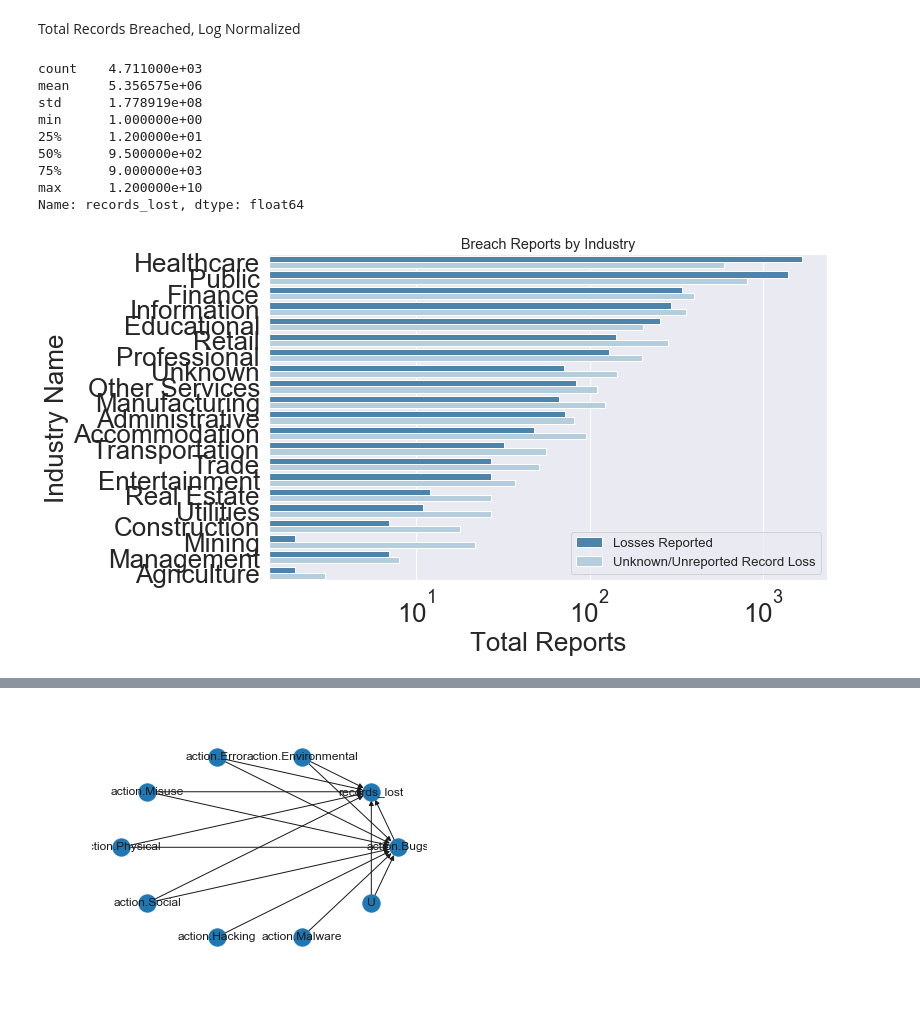
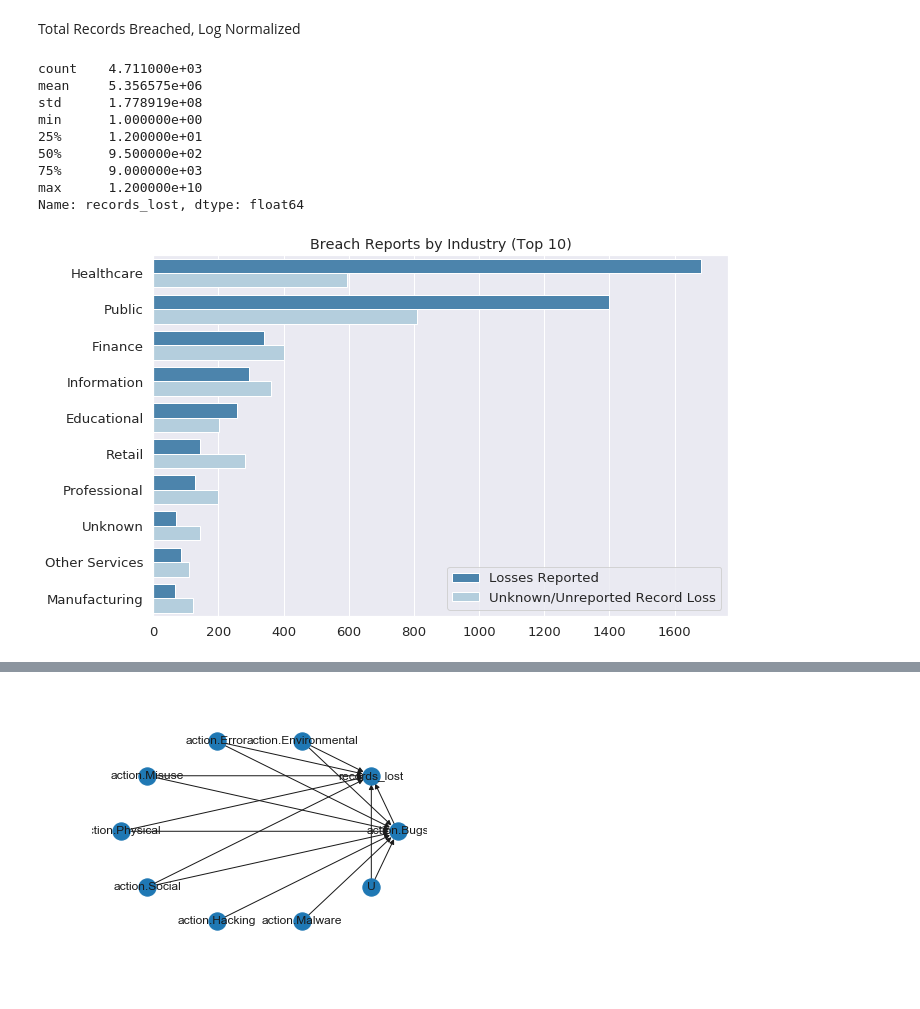
Before and after one commit to ethanpaek/CloudBleed_Project_2019, a Jupyter notebook: vcdb_parse.ipynb, the cells around one changed output, grey strips where cells are left out. Cells and saved outputs as stored; diff of their text form; code cells hidden in the pictures.

```diff
--- a/vcdb_parse.ipynb
+++ b/vcdb_parse.ipynb
@@ -32,13 +32,13 @@ Finished building VERIS DataFrame
 # %%
 v.enumerations
 print(v.enum_summary(vdf, 'impact.overall_rating'))
-f, ax = plt.subplots(figsize=(10, 6), sharex=True)
-# print(vdf['records_lost'].describe())
-# vdf['victim.industry.name']
-# vdf_loss['victim.industry.name']
+f, ax = plt.subplots(figsize=(8, 6), sharex=True)
+print(vdf['records_lost'].describe())
+vdf['victim.industry.name']
+vdf_loss['victim.industry.name']
 sns.set_style("darkgrid")
-# sns.set(font_scale=1.2)
-rtg_df = v.enum_summary(vdf, 'impact.overall_rating', use_unk=True)
+sns.set(font_scale=1)
+# rtg_df = v.enum_summary(vdf, 'impact.overall_rating', use_unk=True)
 # rtg_df
 # rtg_df['Percent'] = rtg_df['freq'] * 100
 # rtg_df
@@ -155,40 +176,41 @@ Total Records Breached, Log Normalized
 # print(adf[cst.ACTIONS])
 # sns.distplot(adf[cst.ACTIONS]['records_lost'])?
 
 f, ax = plt.subplots(figsize=(10, 6), sharex=True)
 print(vdf['records_lost'].describe())
 vdf['victim.industry.name']
 vdf_loss['victim.industry.name']
 sns.set_style("darkgrid")
 sns.set(font_scale=1.2)
 
 ax = sns.countplot(y = vdf['victim.industry.name'], orient='h', saturation=.7, palette="Blues_r",
-                   hue=vdf['is_loss'], order=vdf['victim.industry.name'].value_counts().index)
+                   hue=vdf['is_loss'], order=vdf['victim.industry.name'].value_counts().iloc[:10].index)
 # ax1 = sns.countplot(y = 'victim.industry.name', data=vdf_loss, orient='h',
 #                    saturation=.8, palette="Reds_r", order=vdf_loss['victim.industry.name'].value_counts().index)
 # ax2 = sns.count_plot
 
-plt.title('Breach Reports by Industry')
-plt.xlabel('Total Reports')
-plt.xscale('log', basex=10)
-plt.ylabel('Industry Name')
+plt.title('Breach Reports by Industry (Top 10)')
+plt.xlabel('')
+# plt.xscale('log', basex=10)
+plt.ylabel('', labelpad=1)
 # sns.set_legend(label=[])
 plt.legend(labels=["Losses Reported", "Unknown/Unreported Record Loss"])
 # ax1.plot(label='small')
-f
+plt.tight_layout()
+plt.savefig('ex.svg', format="svg", orient="landscape")
 vdf_final = vdf_loss.copy()
 print()
 # %% [output]
 count    4.711000e+03
 mean     5.356575e+06
 std      1.778919e+08
 min      1.000000e+00
 25%      1.200000e+01
 50%      9.500000e+02
 75%      9.000000e+03
 max      1.200000e+10
 Name: records_lost, dtype: float64
-[figure, old version]
+[figure, new version]
 # %%
 
 # def assign_bugs(row):
```
Also changed, not shown: parts of 14 cells of this notebook, 3 other files.
